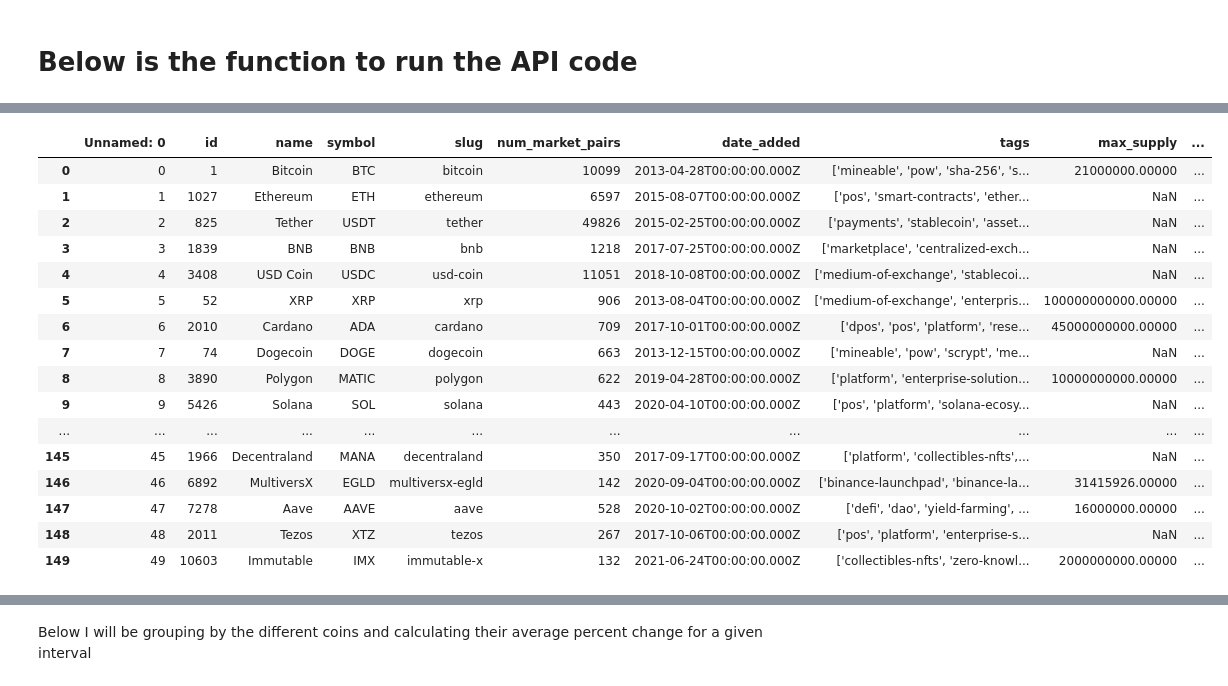
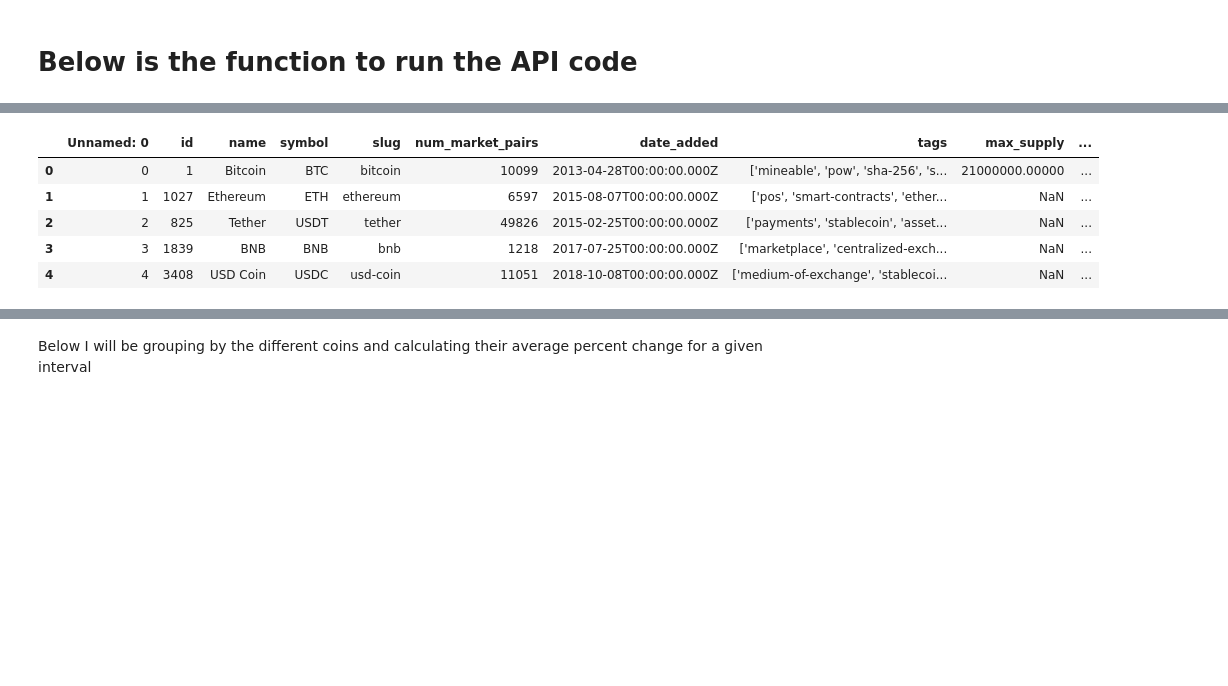
Before and after one commit to SamuelTesfamariam/Learning-Projects, a Jupyter notebook: Crypto data API/Crypto data API.ipynb, the cells around one changed output, grey strips where cells are left out. Cells and saved outputs as stored; diff of their text form; code cells hidden in the pictures; blank space fills up the shorter version.

```diff
--- a/Crypto data API/Crypto data API.ipynb
+++ b/Crypto data API/Crypto data API.ipynb
@@ -123,25 +111,14 @@ df1 = pd.read_csv(r'C:\Users\samue\OneDrive\Documents\GitHub\Learning-Projects\C
 # %%
 pd.set_option('display.float_format', lambda x: '%.5f' % x)
 # %%
-df1
+df1.head()
 # %% [output]
 |  | Unnamed: 0 | id | name | symbol | slug | num_market_pairs | date_added | tags | max_supply | ... |
 | 0 | 0 | 1 | Bitcoin | BTC | bitcoin | 10099 | 2013-04-28T00:00:00.000Z | ['mineable', 'pow', 'sha-256', 's... | 21000000.00000 | ... |
 | 1 | 1 | 1027 | Ethereum | ETH | ethereum | 6597 | 2015-08-07T00:00:00.000Z | ['pos', 'smart-contracts', 'ether... | NaN | ... |
 | 2 | 2 | 825 | Tether | USDT | tether | 49826 | 2015-02-25T00:00:00.000Z | ['payments', 'stablecoin', 'asset... | NaN | ... |
 | 3 | 3 | 1839 | BNB | BNB | bnb | 1218 | 2017-07-25T00:00:00.000Z | ['marketplace', 'centralized-exch... | NaN | ... |
 | 4 | 4 | 3408 | USD Coin | USDC | usd-coin | 11051 | 2018-10-08T00:00:00.000Z | ['medium-of-exchange', 'stablecoi... | NaN | ... |
-| 5 | 5 | 52 | XRP | XRP | xrp | 906 | 2013-08-04T00:00:00.000Z | ['medium-of-exchange', 'enterpris... | 100000000000.00000 | ... |
-| 6 | 6 | 2010 | Cardano | ADA | cardano | 709 | 2017-10-01T00:00:00.000Z | ['dpos', 'pos', 'platform', 'rese... | 45000000000.00000 | ... |
-| 7 | 7 | 74 | Dogecoin | DOGE | dogecoin | 663 | 2013-12-15T00:00:00.000Z | ['mineable', 'pow', 'scrypt', 'me... | NaN | ... |
-| 8 | 8 | 3890 | Polygon | MATIC | polygon | 622 | 2019-04-28T00:00:00.000Z | ['platform', 'enterprise-solution... | 10000000000.00000 | ... |
-| 9 | 9 | 5426 | Solana | SOL | solana | 443 | 2020-04-10T00:00:00.000Z | ['pos', 'platform', 'solana-ecosy... | NaN | ... |
-| ... | ... | ... | ... | ... | ... | ... | ... | ... | ... | ... |
-| 145 | 45 | 1966 | Decentraland | MANA | decentraland | 350 | 2017-09-17T00:00:00.000Z | ['platform', 'collectibles-nfts',... | NaN | ... |
-| 146 | 46 | 6892 | MultiversX | EGLD | multiversx-egld | 142 | 2020-09-04T00:00:00.000Z | ['binance-launchpad', 'binance-la... | 31415926.00000 | ... |
-| 147 | 47 | 7278 | Aave | AAVE | aave | 528 | 2020-10-02T00:00:00.000Z | ['defi', 'dao', 'yield-farming', ... | 16000000.00000 | ... |
-| 148 | 48 | 2011 | Tezos | XTZ | tezos | 267 | 2017-10-06T00:00:00.000Z | ['pos', 'platform', 'enterprise-s... | NaN | ... |
-| 149 | 49 | 10603 | Immutable | IMX | immutable-x | 132 | 2021-06-24T00:00:00.000Z | ['collectibles-nfts', 'zero-knowl... | 2000000000.00000 | ... |
 # %%
 df1.columns
 # %% [output]
```
Also changed, not shown: parts of 12 cells of this notebook.
